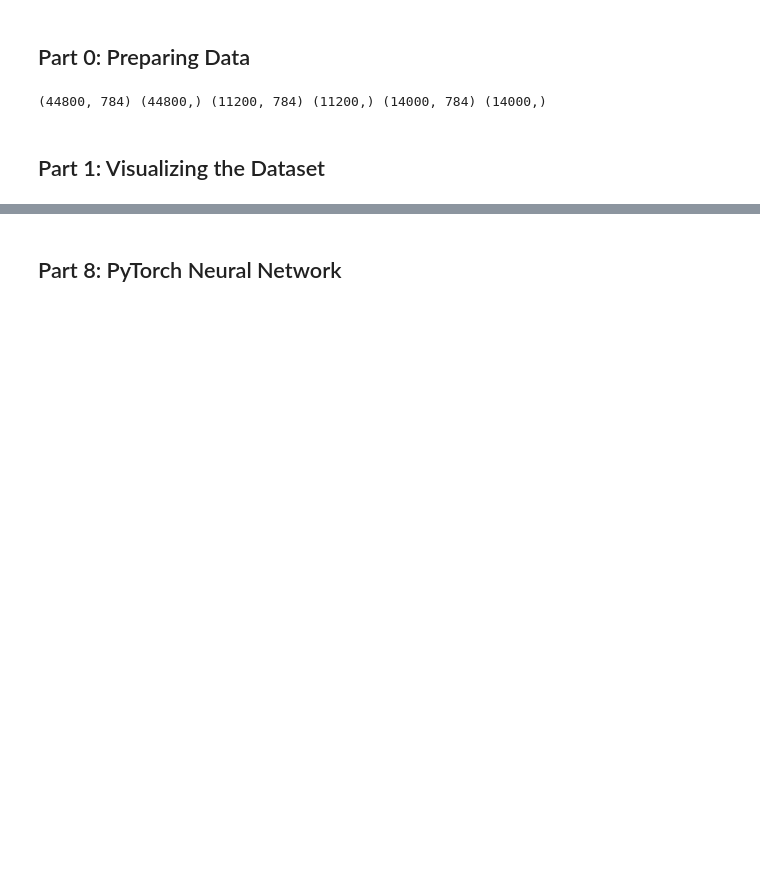
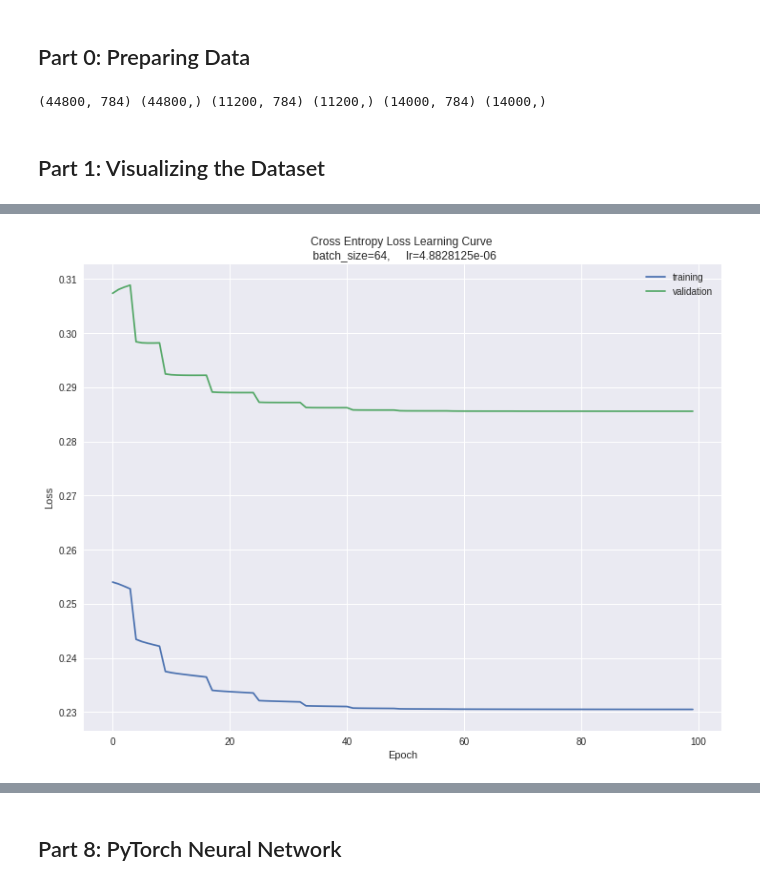
Before and after one commit to loganrooks/CSC411, a Jupyter notebook: Project 2/Project2.ipynb, the cells around one changed output, grey strips where cells are left out. Cells and saved outputs as stored; diff of their text form; code cells hidden in the pictures; blank space fills up the shorter version.

```diff
--- a/Project 2/Project2.ipynb
+++ b/Project 2/Project2.ipynb
@@ -188,0 +184,45 @@ Best Accuracy: 0.104017857143, Best Loss: 11.627183369
+# %%
+weights = np.random.randn(28*28, 10) / 28
+biases = np.zeros((10,1))
+# %%
+minibatch_costs = []
+training_costs = []
+validation_costs = []
+
+n_epochs = 100
+learning_rate = 0.005
+
+for epoch in range(n_epochs):
+    for X, y in batches:
+        outputs = forward(weights, biases, X.T)
+        gradients = xentropy_gradient(X.T, outputs, y)
+        weights -= learning_rate * gradients
+
+    outputs = forward(weights, biases, X_train.T)
+    train_cost = cross_entropy_loss(outputs, target_train)
+    training_costs.append(train_cost)
+
+    outputs = forward(weights, biases, X_valid.T)
+    validation_cost = cross_entropy_loss(outputs, target_valid)
+    validation_costs.append(validation_cost)
+
+    if len(validation_costs) > 3:
+        if validation_costs[-1] >= validation_costs[-2] >= validation_costs[-3]:
+            learning_rate*=5e-1
+# %%
+def plt_loss():
+    plt.figure(figsize=(12,9))
+    plt.plot(range(epoch+1), training_costs)
+    plt.plot(range(epoch+1), validation_costs)
+    plt.plot(range(len(minibatch_costs)), minibatch_costs)
+    plt.title("Cross Entropy Loss Learning Curve \n batch_size={}, \
+    lr={}".format(batch_size, learning_rate))
+    plt.ylabel("Loss")
+    #plt.ylim(1e-3, 5e-2)
+    plt.xlabel("Epoch")
+    plt.legend(["training", "validation"])
+    plt.savefig("loss-bs{}-lr{}.jpg".format(batch_size, learning_rate), dpi=300, bbox_inches='tight')
+# %%
+plt_loss()
+# %% [output]
+[figure, added]
```
Also changed, not shown: parts of 88 cells of this notebook.
